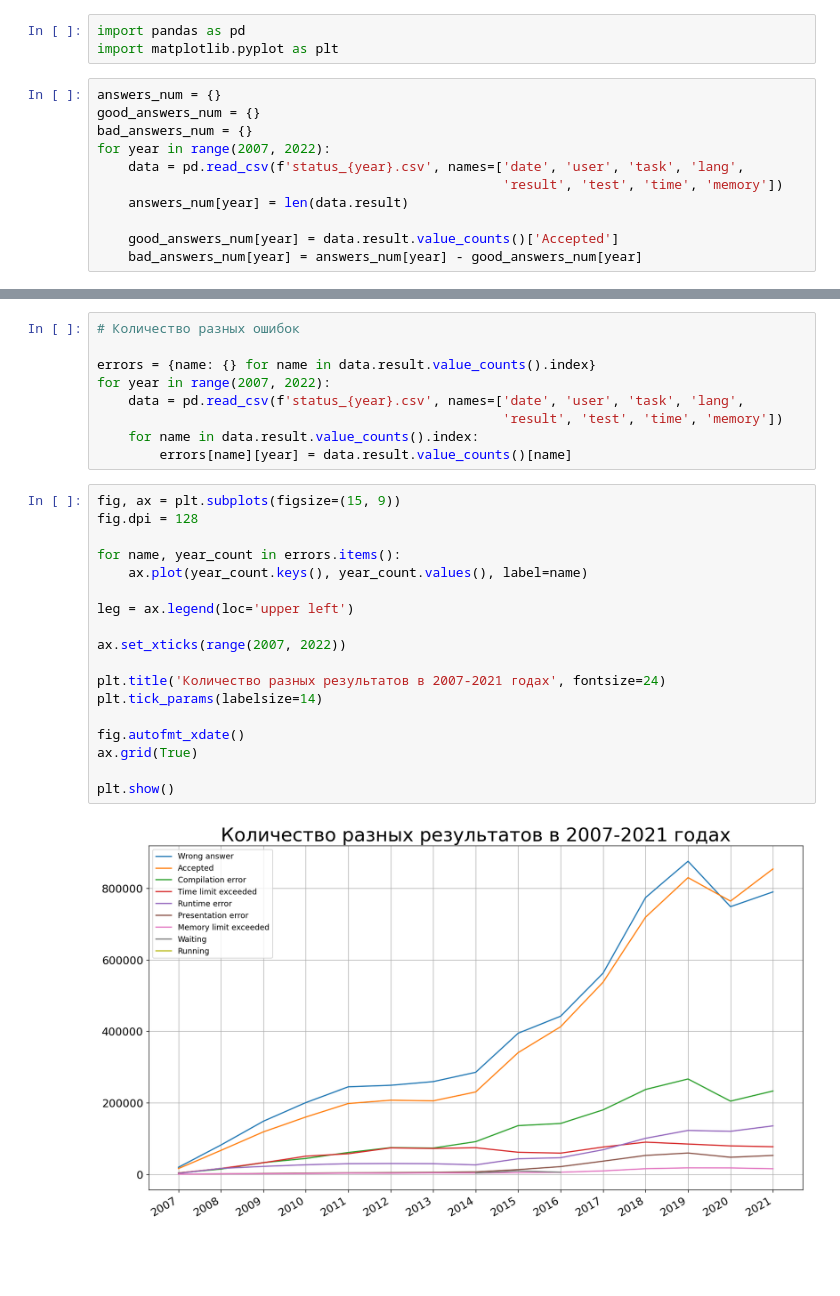
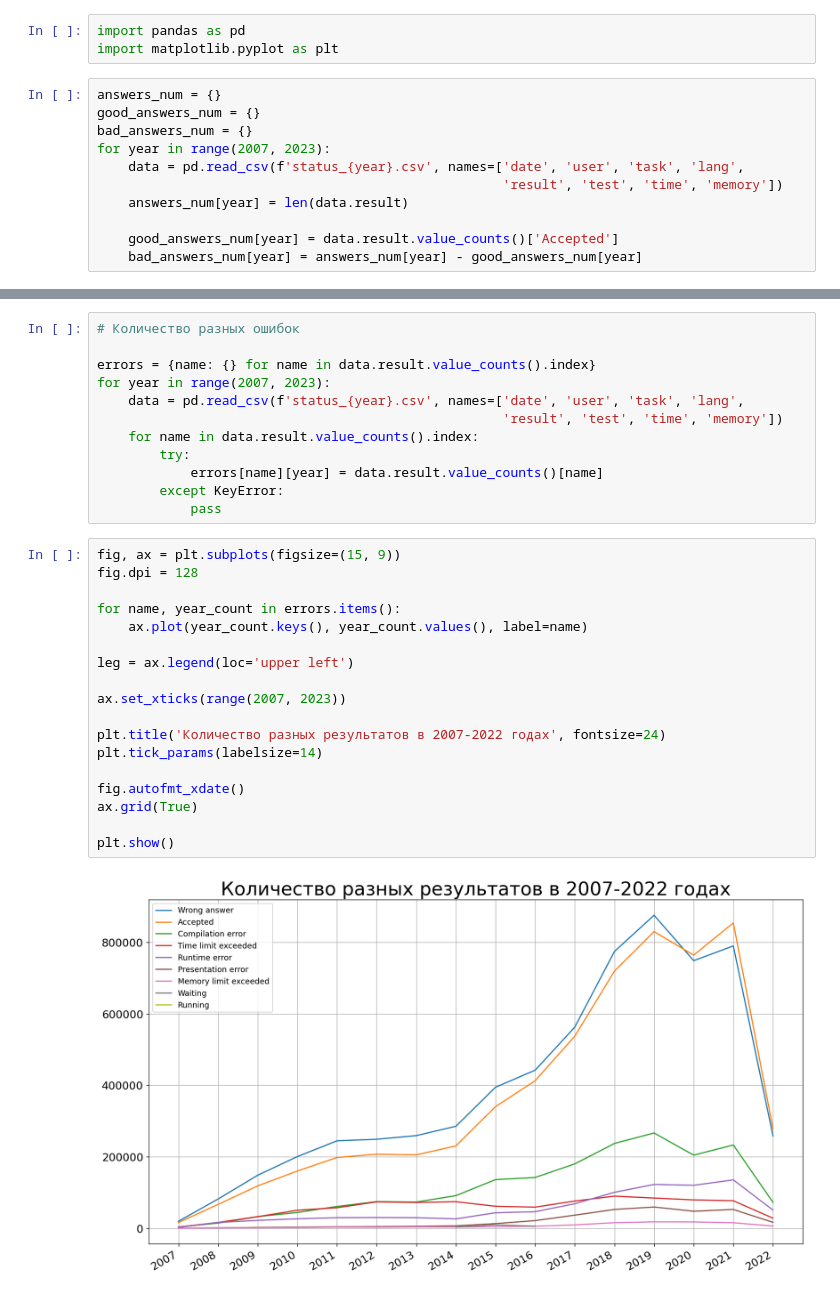
Before and after one commit to wchistow/acmp-visualization, a Jupyter notebook: decisions.ipynb, the cells around one changed output, grey strips where cells are left out. Drawn from its saved outputs; the diff is of its cells as text; blank space fills up the shorter version.

```diff
--- a/decisions.ipynb
+++ b/decisions.ipynb
@@ -5,7 +5,7 @@ import matplotlib.pyplot as plt
 answers_num = {}
 good_answers_num = {}
 bad_answers_num = {}
-for year in range(2007, 2022):
+for year in range(2007, 2023):
     data = pd.read_csv(f'status_{year}.csv', names=['date', 'user', 'task', 'lang',
                                                     'result', 'test', 'time', 'memory'])
     answers_num[year] = len(data.result)
@@ -37,28 +37,31 @@ plt.show()
 # Количество разных ошибок
 
 errors = {name: {} for name in data.result.value_counts().index}
-for year in range(2007, 2022):
+for year in range(2007, 2023):
     data = pd.read_csv(f'status_{year}.csv', names=['date', 'user', 'task', 'lang',
                                                     'result', 'test', 'time', 'memory'])
     for name in data.result.value_counts().index:
-        errors[name][year] = data.result.value_counts()[name]
+        try:
+            errors[name][year] = data.result.value_counts()[name]
+        except KeyError:
+            pass
 # %%
 fig, ax = plt.subplots(figsize=(15, 9))
 fig.dpi = 128
 
 for name, year_count in errors.items():
     ax.plot(year_count.keys(), year_count.values(), label=name)
 
 leg = ax.legend(loc='upper left')
 
-ax.set_xticks(range(2007, 2022))
+ax.set_xticks(range(2007, 2023))
 
-plt.title('Количество разных результатов в 2007-2021 годах', fontsize=24)
+plt.title('Количество разных результатов в 2007-2022 годах', fontsize=24)
 plt.tick_params(labelsize=14)
 
 fig.autofmt_xdate()
 ax.grid(True)
 
 plt.show()
 # %% [output]
-[figure, old version]
+[figure, new version]
```
Also changed, not shown: parts of 1 cell of this notebook, 5 other files.
